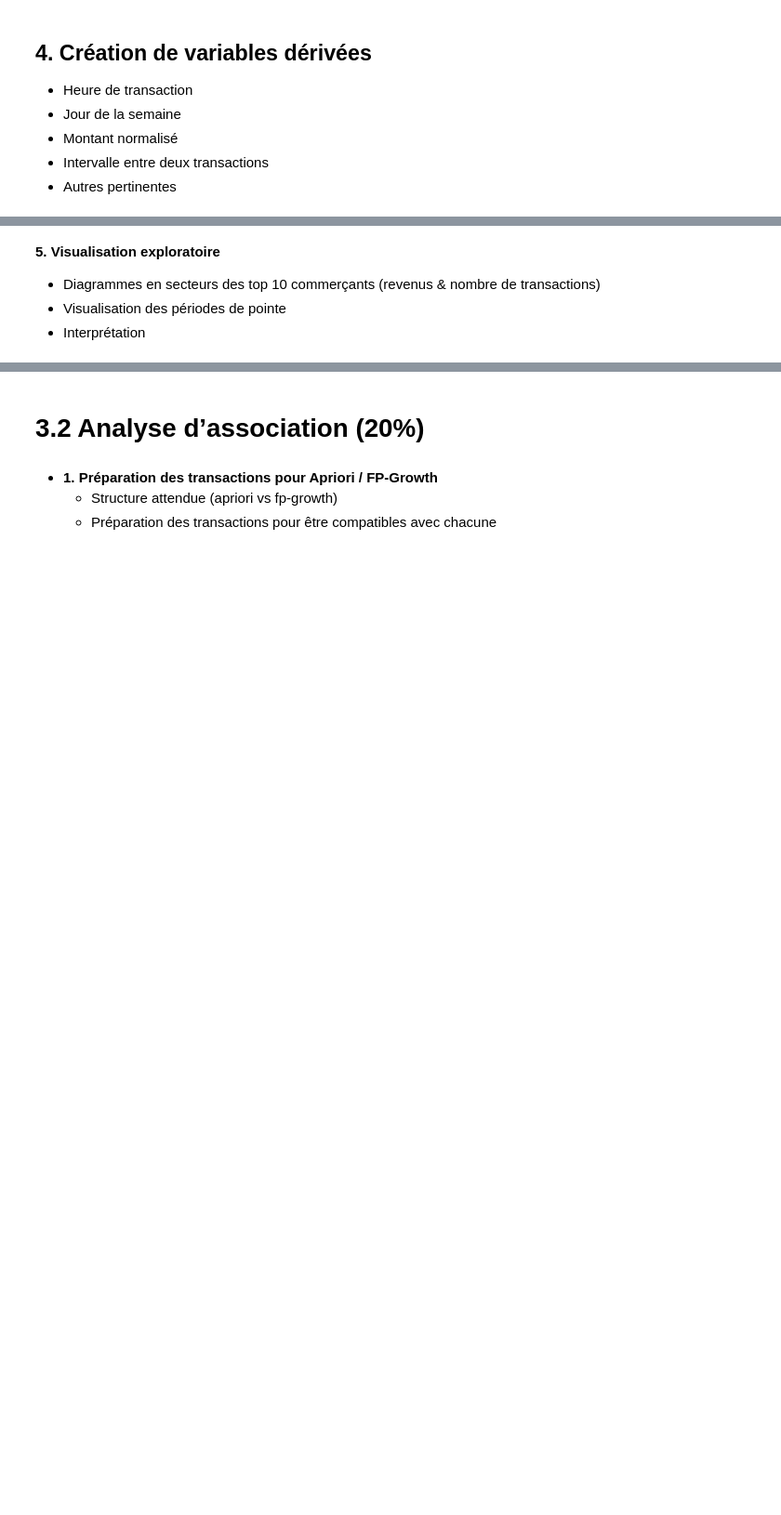
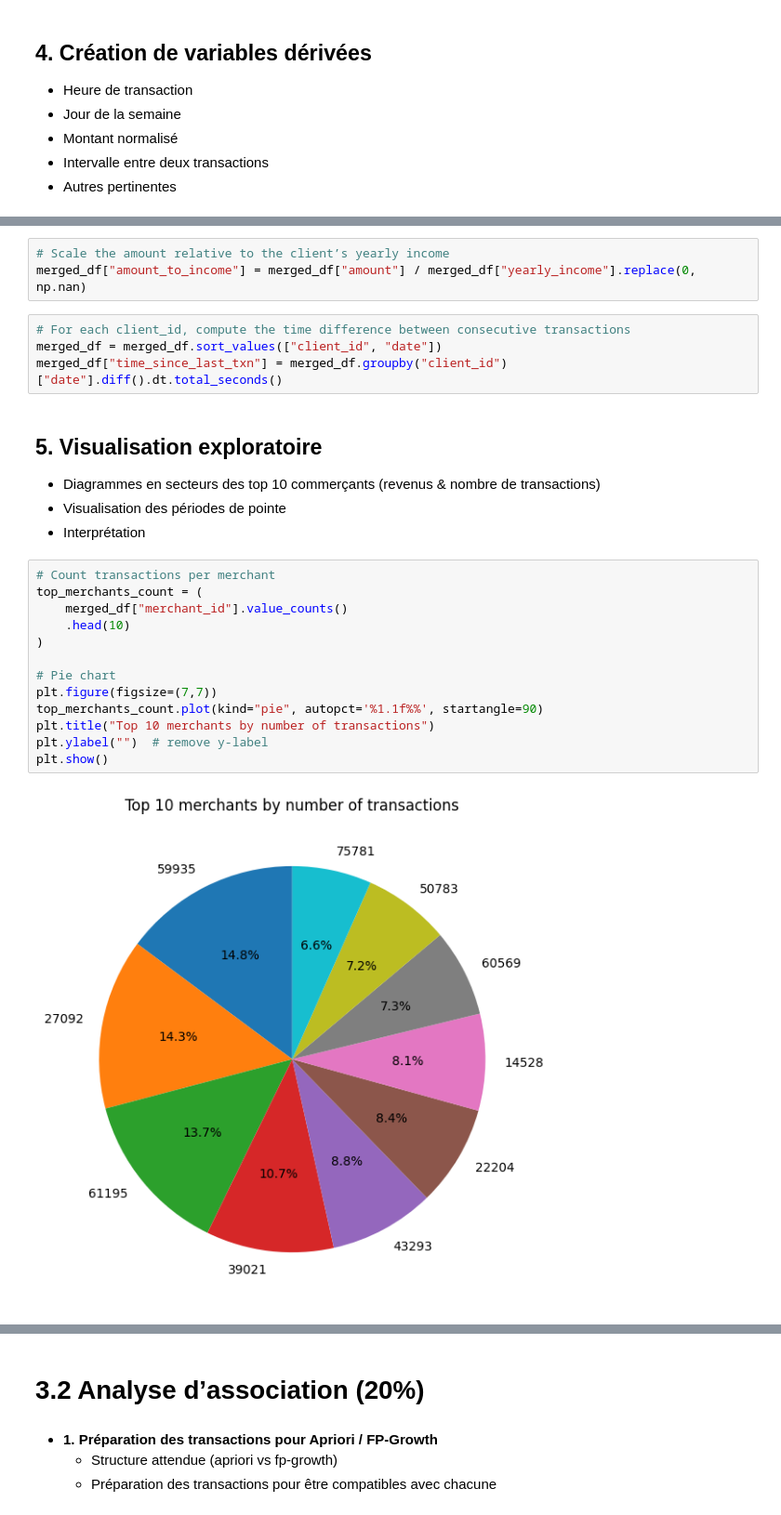
Before and after one commit to AnthonyGlaude/IFT599_TP1, a Jupyter notebook: plan_travail_IFT599_A25_TP1.ipynb, the cells around one changed output, grey strips where cells are left out. Shown at 93% size. Saved outputs shown, nothing was run; the diff lists cells and outputs as text; blank space fills up the shorter version.

Commit message:
Add visualizations for merchant activity and transaction periods

```diff
--- a/plan_travail_IFT599_A25_TP1.ipynb
+++ b/plan_travail_IFT599_A25_TP1.ipynb
@@ -287,5 +280,27 @@ merged_df["time_since_last_txn"] = merged_df.groupby("client_id")["date"].diff()
+# %%
+# Scale the amount relative to the client’s yearly income
+merged_df["amount_to_income"] = merged_df["amount"] / merged_df["yearly_income"].replace(0, np.nan)
+# %%
+# For each client_id, compute the time difference between consecutive transactions
+merged_df = merged_df.sort_values(["client_id", "date"])
+merged_df["time_since_last_txn"] = merged_df.groupby("client_id")["date"].diff().dt.total_seconds()
 # %% [markdown]
-**5. Visualisation exploratoire**
+## 5. Visualisation exploratoire
   - Diagrammes en secteurs des top 10 commerçants (revenus & nombre de transactions)
   - Visualisation des périodes de pointe
   - Interprétation
+# %%
+# Count transactions per merchant
+top_merchants_count = (
+    merged_df["merchant_id"].value_counts()
+    .head(10)
+)
+
+# Pie chart
+plt.figure(figsize=(7,7))
+top_merchants_count.plot(kind="pie", autopct='%1.1f%%', startangle=90)
+plt.title("Top 10 merchants by number of transactions")
+plt.ylabel("")  # remove y-label
+plt.show()
+# %% [output]
+[figure, added]
```
Also changed, not shown: parts of 32 cells of this notebook.
